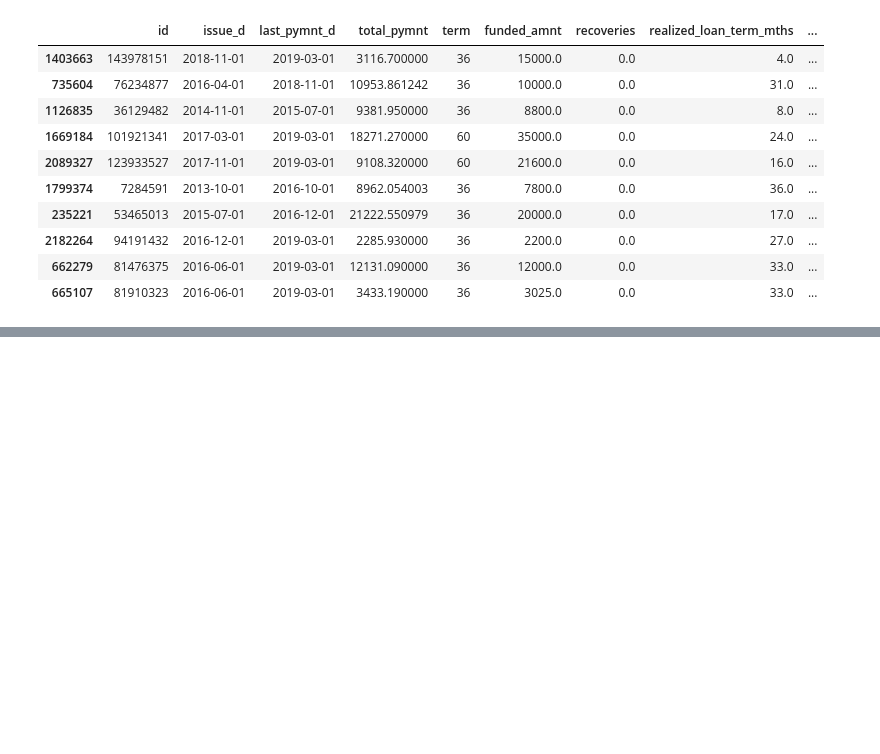
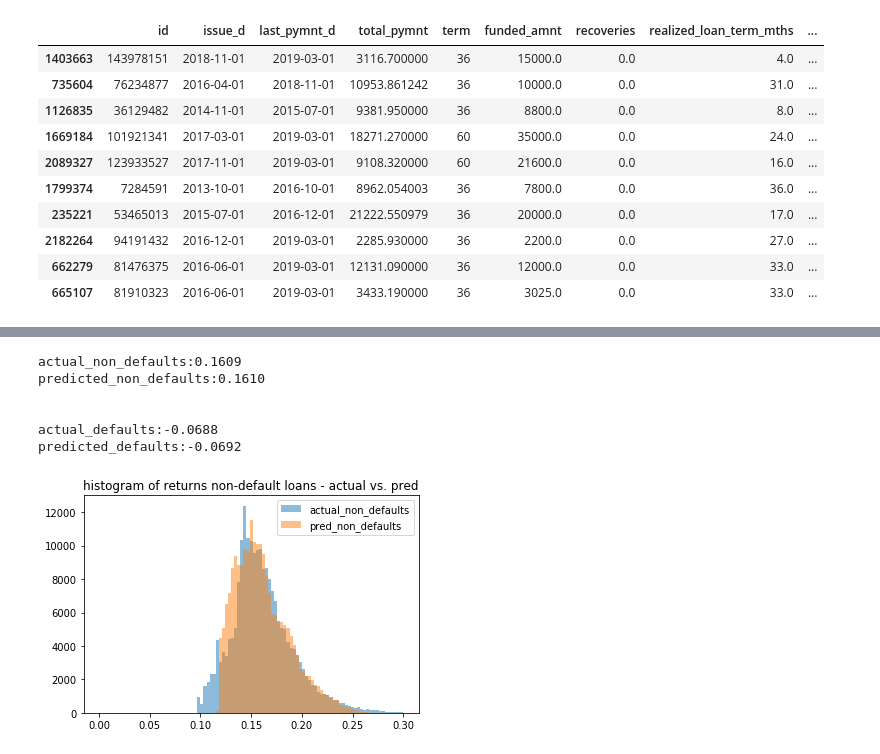
Before and after one commit to simondyates/Lending-Club, a Jupyter notebook: Robert/LC_modelling.ipynb, the cells around one changed output, grey strips where cells are left out. Drawn from its saved outputs; the diff is of its cells as text; code cells hidden in the pictures; blank space fills up the shorter version.

Commit message:
added Ridge and RF regressors

```diff
--- a/Robert/LC_modelling.ipynb
+++ b/Robert/LC_modelling.ipynb
@@ -156,0 +309,4 @@ ret_df.sample(10)
+# %%
+#merge returns data
+my_Y_train = pd.merge(my_Y_train, ret_df[['id','annualized_returns']], how="left", on ='id')
+my_Y_test = pd.merge(my_Y_test, ret_df[['id','annualized_returns']], how="left", on ='id')
@@ -156,0 +320,3 @@ ret_df.sample(10)
+# %%
+my_Y_train.dropna(inplace=True)
+my_Y_test.dropna(inplace=True)
@@ -156,0 +332,5 @@ ret_df.sample(10)
+# %%
+cv_parameters = {'alpha': np.logspace(-8, 1, num = 10), 'max_iter' : [1000]}
+
+reg_ridge = fit_return_models(my_X_train, my_Y_train, my_X_test, my_Y_test, model_name ="Ridge",
+               cv_parameters = cv_parameters)
@@ -156,0 +350,31 @@ ret_df.sample(10)
+# %%
+list_ids, returns_non_defaults = zip(*reg_ridge['predicted_non_default_return'])
+list_ids, returns_defaults = zip(*reg_ridge['predicted_default_return'])
+
+actual_defaults  = my_Y_test.loc[(my_Y_test._good == 0),['annualized_returns']]
+actual_non_defaults = my_Y_test.loc[(my_Y_test._good == 1),['annualized_returns']]
+# %%
+print(f'actual_non_defaults:{np.mean(actual_non_defaults.annualized_returns):.4f}')
+print(f'predicted_non_defaults:{np.mean(returns_non_defaults):.4f}')
+print("\n")
+print(f'actual_defaults:{np.mean(actual_defaults.annualized_returns):.4f}')
+print(f'predicted_defaults:{np.mean(returns_defaults):.4f}')
+# %% [output]
+actual_non_defaults:0.1609
+predicted_non_defaults:0.1610
+
+
+actual_defaults:-0.0688
+predicted_defaults:-0.0692
+# %%
+bins = np.linspace(-0., 0.3, 100)
+
+pyplot.hist(actual_non_defaults.annualized_returns, bins, alpha=0.5, label='actual_non_defaults')
+
+pyplot.hist(returns_non_defaults, bins, alpha=0.5, label='pred_non_defaults')
+
+pyplot.legend(loc='upper right')
+pyplot.title("histogram of returns non-default loans - actual vs. pred")
+pyplot.show()
+# %% [output]
+[figure, added]
```
Also changed, not shown: parts of 22 cells of this notebook.
